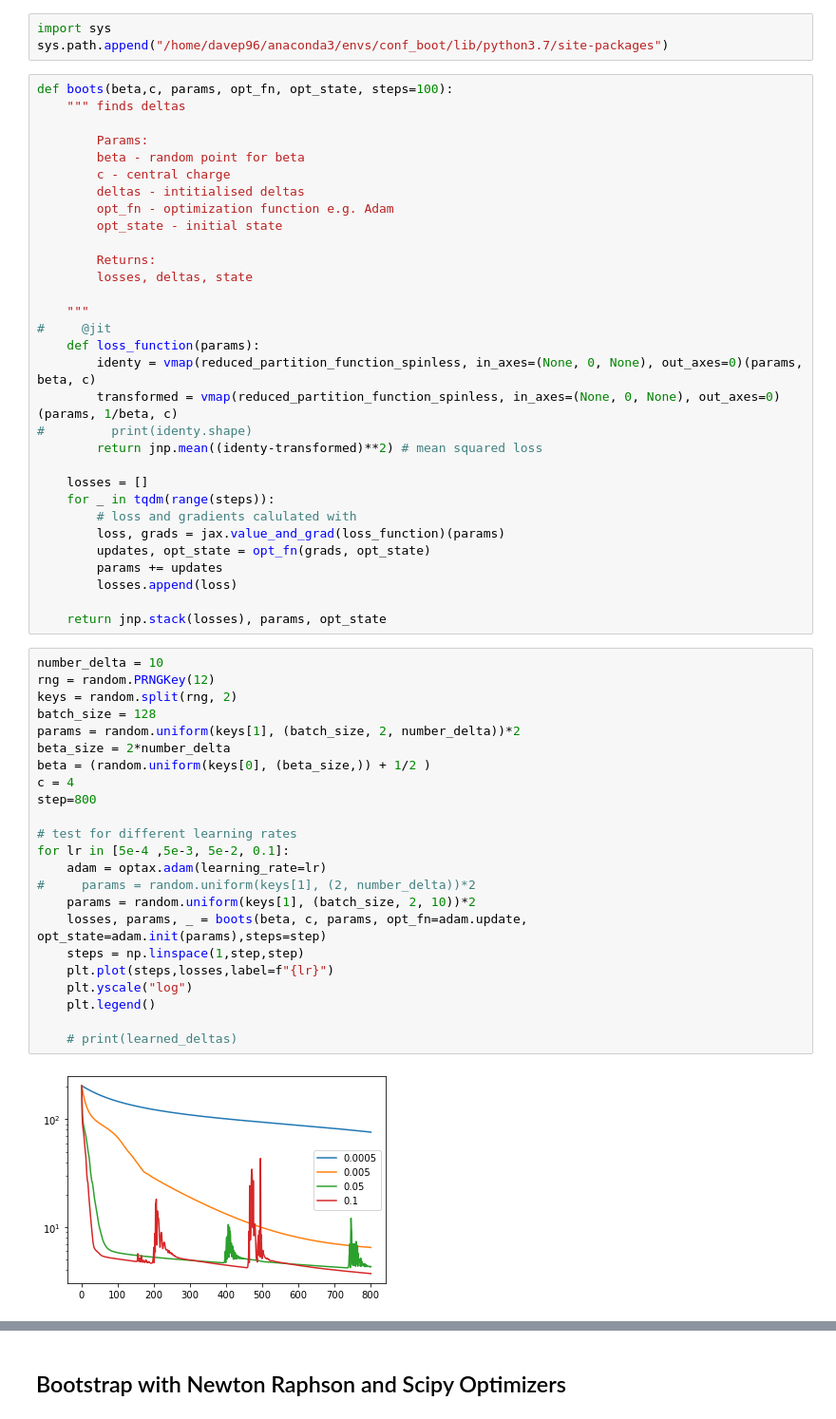
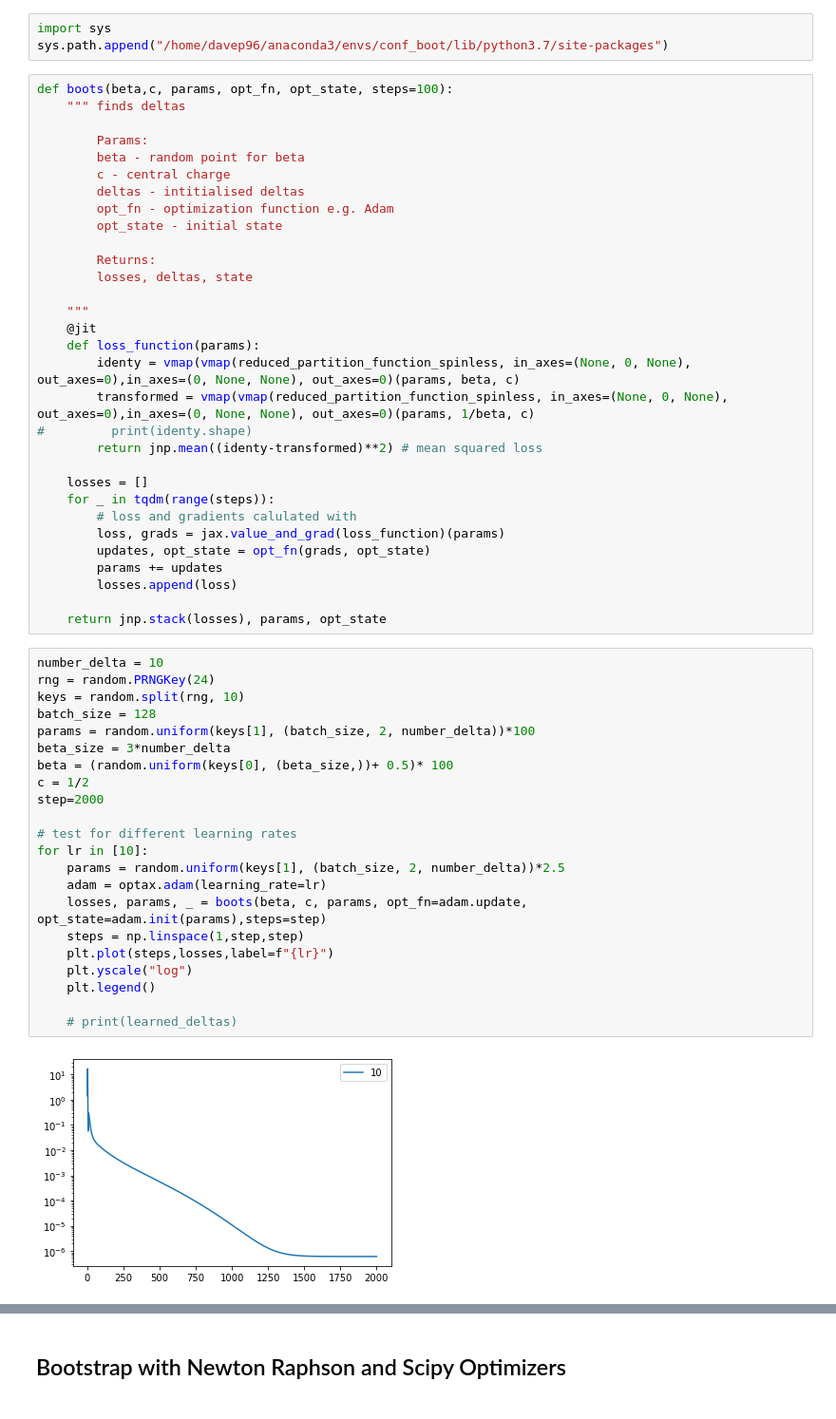
Before and after one commit to dgan181/modular-boostrap, a Jupyter notebook: boots.ipynb, the cells around one changed output, grey strips where cells are left out. Shown at 95% size. Saved outputs shown, nothing was run; the diff lists cells and outputs as text.

Commit message:
some plots

```diff
--- a/boots.ipynb
+++ b/boots.ipynb
@@ -38,10 +38,10 @@ def boots(beta,c, params, opt_fn, opt_state, steps=100):
         losses, deltas, state
 
     """
-#     @jit
+    @jit
     def loss_function(params):
-        identy = vmap(reduced_partition_function_spinless, in_axes=(None, 0, None), out_axes=0)(params, beta, c)
-        transformed = vmap(reduced_partition_function_spinless, in_axes=(None, 0, None), out_axes=0)(params, 1/beta, c)
+        identy = vmap(vmap(reduced_partition_function_spinless, in_axes=(None, 0, None), out_axes=0),in_axes=(0, None, None), out_axes=0)(params, beta, c)
+        transformed = vmap(vmap(reduced_partition_function_spinless, in_axes=(None, 0, None), out_axes=0),in_axes=(0, None, None), out_axes=0)(params, 1/beta, c)
 #         print(identy.shape)
         return jnp.mean((identy-transformed)**2) # mean squared loss
 
@@ -56,26 +56,25 @@ def boots(beta,c, params, opt_fn, opt_state, steps=100):
     return jnp.stack(losses), params, opt_state
 # %%
 number_delta = 10
-rng = random.PRNGKey(12)
-keys = random.split(rng, 2)
+rng = random.PRNGKey(24)
+keys = random.split(rng, 10)
 batch_size = 128
-params = random.uniform(keys[1], (batch_size, 2, number_delta))*2
-beta_size = 2*number_delta
-beta = (random.uniform(keys[0], (beta_size,)) + 1/2 )
-c = 4
-step=800
+params = random.uniform(keys[1], (batch_size, 2, number_delta))*100
+beta_size = 3*number_delta
+beta = (random.uniform(keys[0], (beta_size,))+ 0.5)* 100
+c = 1/2
+step=2000
 
 # test for different learning rates
-for lr in [5e-4 ,5e-3, 5e-2, 0.1]:
+for lr in [10]:
+    params = random.uniform(keys[1], (batch_size, 2, number_delta))*2.5
     adam = optax.adam(learning_rate=lr)
-#     params = random.uniform(keys[1], (2, number_delta))*2
-    params = random.uniform(keys[1], (batch_size, 2, 10))*2
     losses, params, _ = boots(beta, c, params, opt_fn=adam.update, opt_state=adam.init(params),steps=step)
     steps = np.linspace(1,step,step)
     plt.plot(steps,losses,label=f"{lr}")
     plt.yscale("log")
     plt.legend()
 
     # print(learned_deltas)
 # %% [output]
-[figure, old version]
+[figure, new version]
```
Also changed, not shown: parts of 51 cells of this notebook, 3 other files.
